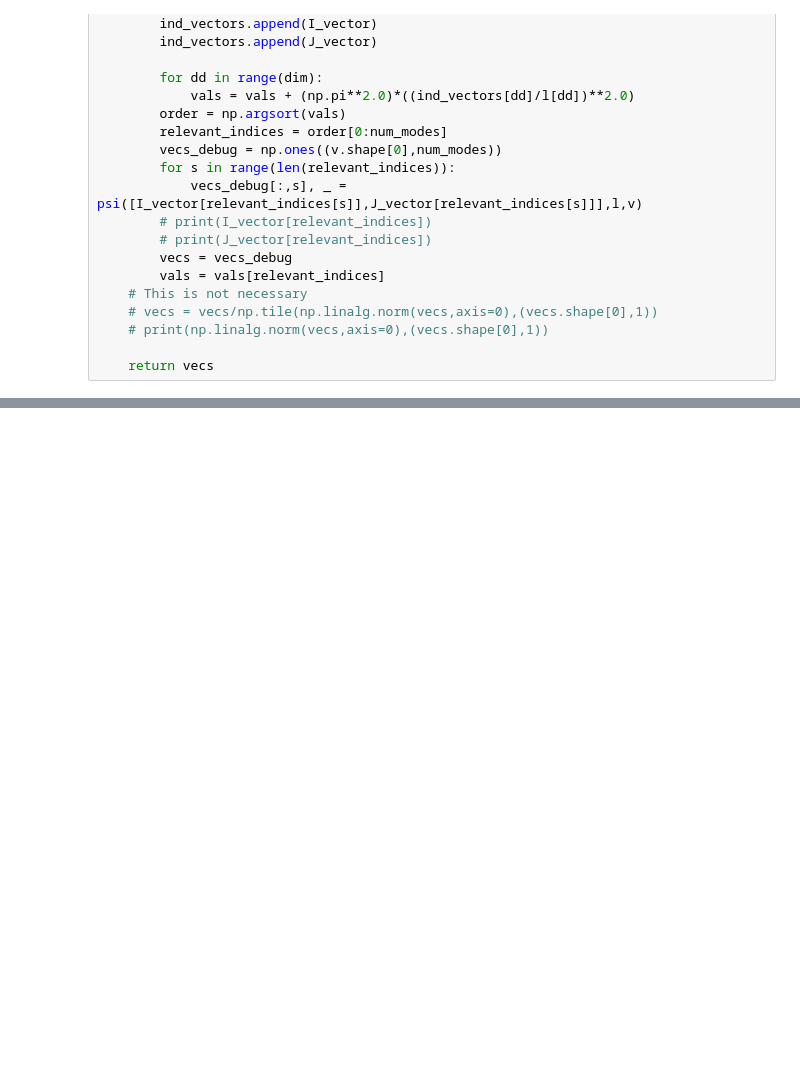
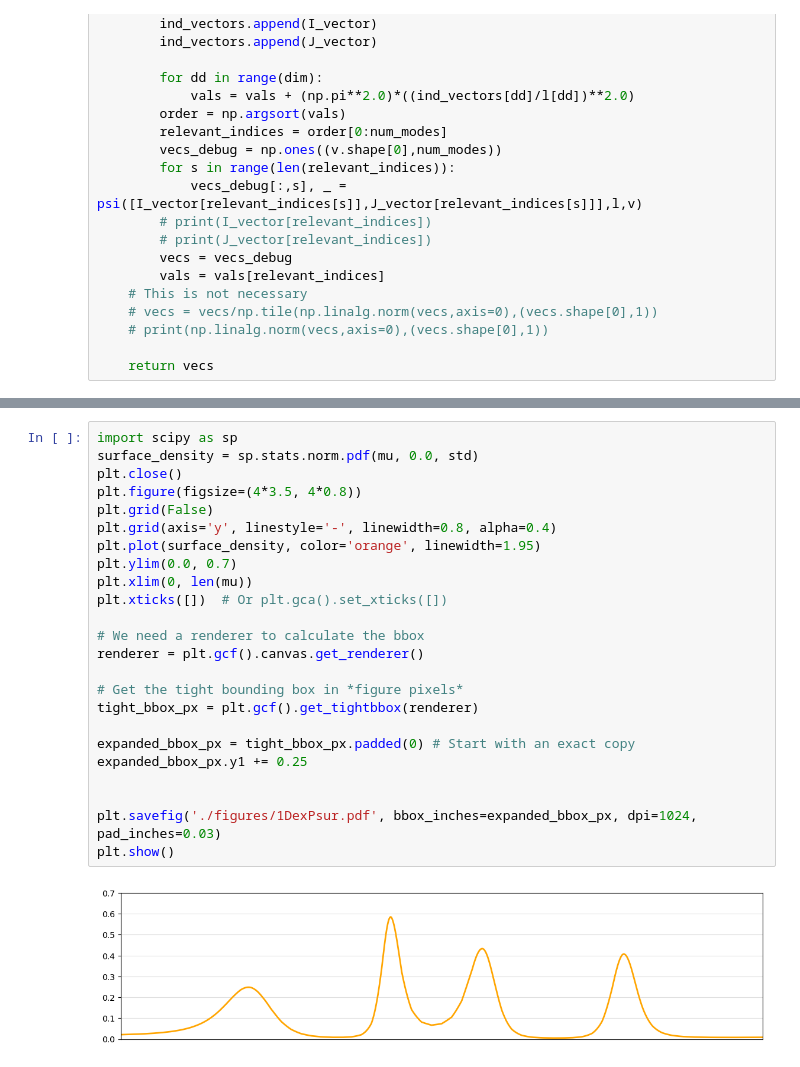
Before and after one commit to UPC-ViRVIG/BayesianSSD, a Jupyter notebook: test.ipynb, the cells around one changed output, grey strips where cells are left out. Saved outputs shown, nothing was run; the diff lists cells and outputs as text; blank space fills up the shorter version.

```diff
--- a/test.ipynb
+++ b/test.ipynb
@@ -281,0 +506,26 @@ np.mean(np.abs(np.identity(1024) - a))
+# %%
+import scipy as sp
+surface_density = sp.stats.norm.pdf(mu, 0.0, std)
+plt.close()
+plt.figure(figsize=(4*3.5, 4*0.8))
+plt.grid(False)
+plt.grid(axis='y', linestyle='-', linewidth=0.8, alpha=0.4)
+plt.plot(surface_density, color='orange', linewidth=1.95)
+plt.ylim(0.0, 0.7)
+plt.xlim(0, len(mu))
+plt.xticks([])  # Or plt.gca().set_xticks([])
+
+# We need a renderer to calculate the bbox
+renderer = plt.gcf().canvas.get_renderer()
+
+# Get the tight bounding box in *figure pixels*
+tight_bbox_px = plt.gcf().get_tightbbox(renderer)
+
+expanded_bbox_px = tight_bbox_px.padded(0) # Start with an exact copy
+expanded_bbox_px.y1 += 0.25
+
+
+plt.savefig('./figures/1DexPsur.pdf', bbox_inches=expanded_bbox_px, dpi=1024, pad_inches=0.03)
+plt.show()
+# %% [output]
+[figure, added]
```
Also changed, not shown: parts of 30 cells of this notebook, 23 other files.
